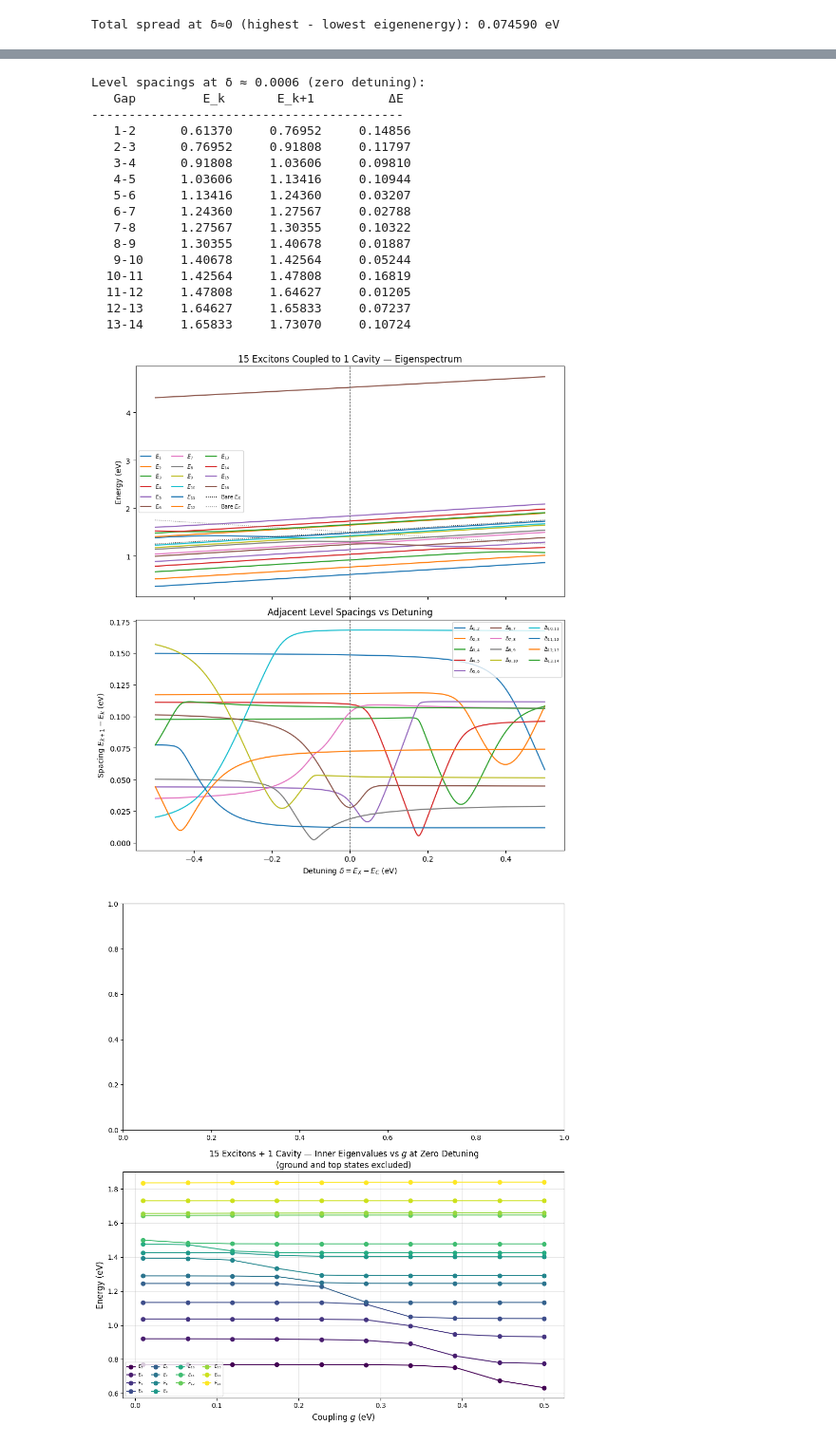
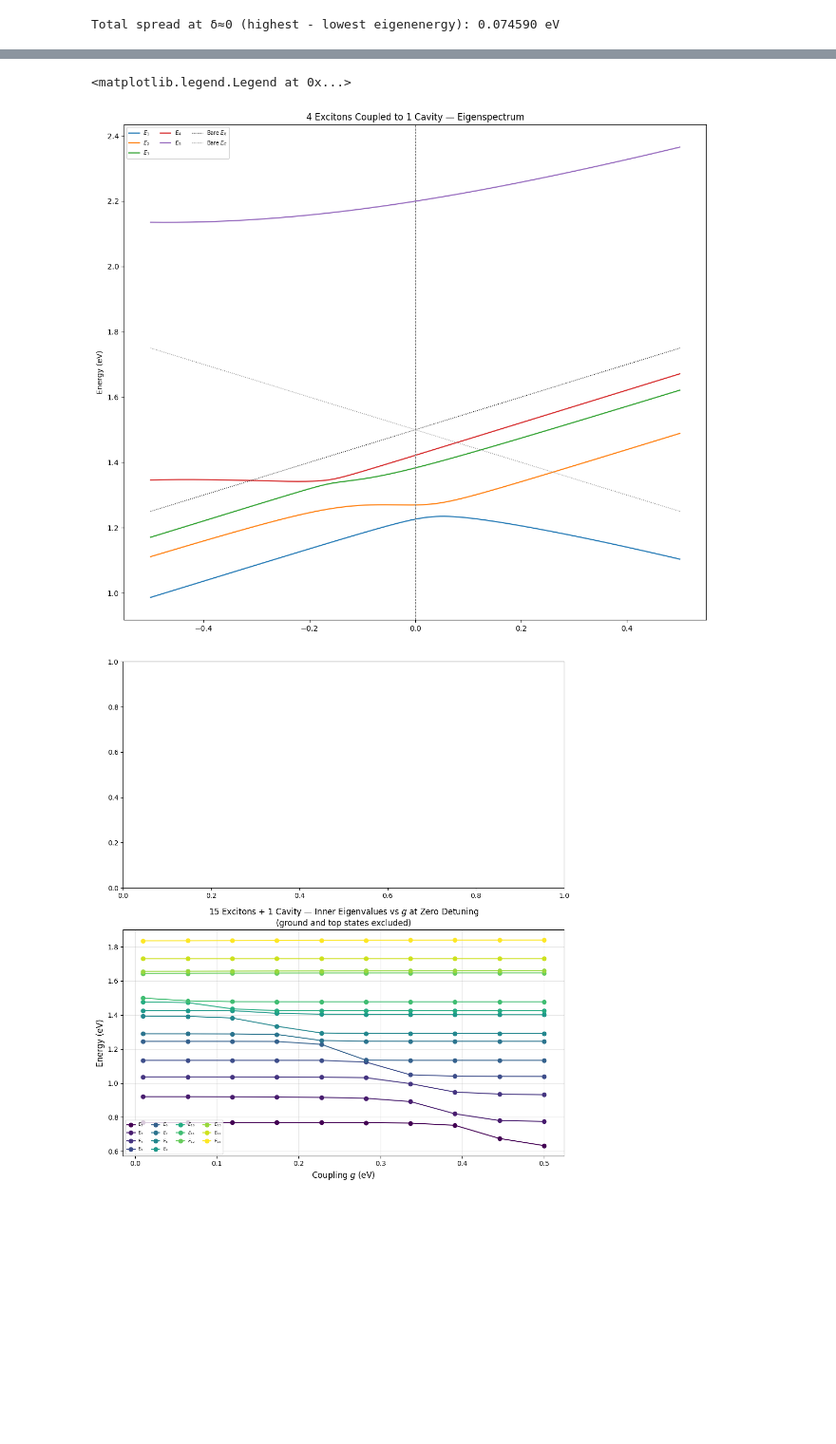
Before and after one commit to SameerD-phys/thermalized_bipolaritons, a Jupyter notebook: scripts/learning.ipynb, the cells around one changed output, grey strips where cells are left out. Shown at 95% size. Saved outputs shown, nothing was run; the diff lists cells and outputs as text; code cells hidden in the pictures; blank space fills up the shorter version.

```diff
--- a/scripts/learning.ipynb
+++ b/scripts/learning.ipynb
@@ -401,79 +463,38 @@ def spectrum_vs_detuning(
 
 def generate_random_J(N, J_min=0.01, J_max=0.04, seed=None):
     if seed is not None:
         np.random.seed(seed)
     J = np.random.uniform(J_min, J_max, size=(N, N))
     J = (J + J.T) / 2.0
     np.fill_diagonal(J, 0.0)
     return J
 
 # ---------------------- USER SETTINGS ----------------------
-N = 15
+N = 4
 Ebar = 1.50
 g = 0.2
 J = generate_random_J(N, J_min=0.01, J_max=0.4, seed=1)
 dE_min, dE_max, n_pts = -0.5, 0.5, 900
 # -----------------------------------------------------------
 
 dE, evals, EX_line, EC_line = spectrum_vs_detuning(
     N=N, Ebar=Ebar, g=g, J=J, dE_min=dE_min, dE_max=dE_max, n_pts=n_pts
 )
 
-# Level spacings: shape (n_pts, N)
-spacings = np.diff(evals, axis=1)[:, 1:-1]   # spacings[i, k] = E_{k+1}(i) - E_k(i)
+# ── Figure 1: Eigenspectrum ─────────────────────────────────────────────────
+fig, ax = plt.subplots(figsize=(14, 12), sharex=True)
 
-# ── Print spacings at detuning = 0 (or closest point) ──────────────────────
-idx_zero = np.argmin(np.abs(dE))
-print(f"\nLevel spacings at δ ≈ {dE[idx_zero]:.4f} (zero detuning):")
-print(f"{'Gap':>6}  {'E_k':>10}  {'E_k+1':>10}  {'ΔE':>10}")
-print("-" * 42)
-for k in range(N-2):
-    print(f"  {k+1:>2}-{k+2:<2}  {evals[idx_zero, k]:>10.5f}  "
-          f"{evals[idx_zero, k+1]:>10.5f}  {spacings[idx_zero, k]:>10.5f}")
-
-# ── Figure 1: Eigenspectrum ─────────────────────────────────────────────────
-fig, axes = plt.subplots(2, 1, figsize=(9, 10), sharex=True)
-
-ax = axes[0]
 for k in range(N + 1):
     ax.plot(dE, evals[:, k], label=fr"$E_{{{k+1}}}$")
 ax.plot(dE, EX_line, linestyle=":", linewidth=1, color="k", label=r"Bare $E_X$")
 ax.plot(dE, EC_line, linestyle=":", linewidth=1, color="gray", label=r"Bare $E_C$")
 ax.axvline(0, linestyle="--", linewidth=0.8, color="gray")
 ax.set_ylabel("Energy (eV)")
 ax.set_title(f"{N} Excitons Coupled to 1 Cavity — Eigenspectrum")
 ax.legend(fontsize=7, ncol=3, loc="best")
-
-# ── Figure 2: Level spacings ────────────────────────────────────────────────
-ax2 = axes[1]
-for k in range(N-2):
-    ax2.plot(dE, spacings[:, k], label=fr"$\Delta_{{{k+1},{k+2}}}$")
-ax2.axvline(0, linestyle="--", linewidth=0.8, color="gray")
-ax2.set_xlabel(r"Detuning $\delta = E_X - E_C$ (eV)")
-ax2.set_ylabel(r"Spacing $E_{k+1} - E_k$ (eV)")
-ax2.set_title("Adjacent Level Spacings vs Detuning")
-ax2.legend(fontsize=7, ncol=3, loc="best")
-
-plt.tight_layout()
-plt.show()
 # %% [output]
-Level spacings at δ ≈ 0.0006 (zero detuning):
-   Gap         E_k       E_k+1          ΔE
-------------------------------------------
-   1-2      0.61370     0.76952     0.14856
-   2-3      0.76952     0.91808     0.11797
-   3-4      0.91808     1.03606     0.09810
-   4-5      1.03606     1.13416     0.10944
-   5-6      1.13416     1.24360     0.03207
-   6-7      1.24360     1.27567     0.02788
-   7-8      1.27567     1.30355     0.10322
-   8-9      1.30355     1.40678     0.01887
-   9-10     1.40678     1.42564     0.05244
-  10-11     1.42564     1.47808     0.16819
-  11-12     1.47808     1.64627     0.01205
-  12-13     1.64627     1.65833     0.07237
-  13-14     1.65833     1.73070     0.10724
+<matplotlib.legend.Legend at 0x...>
-[figure, old version]
+[figure, new version]
 # %%
 import numpy as np
 import matplotlib.pyplot as plt
```
Also changed, not shown: parts of 5 cells of this notebook, 8 other files.
